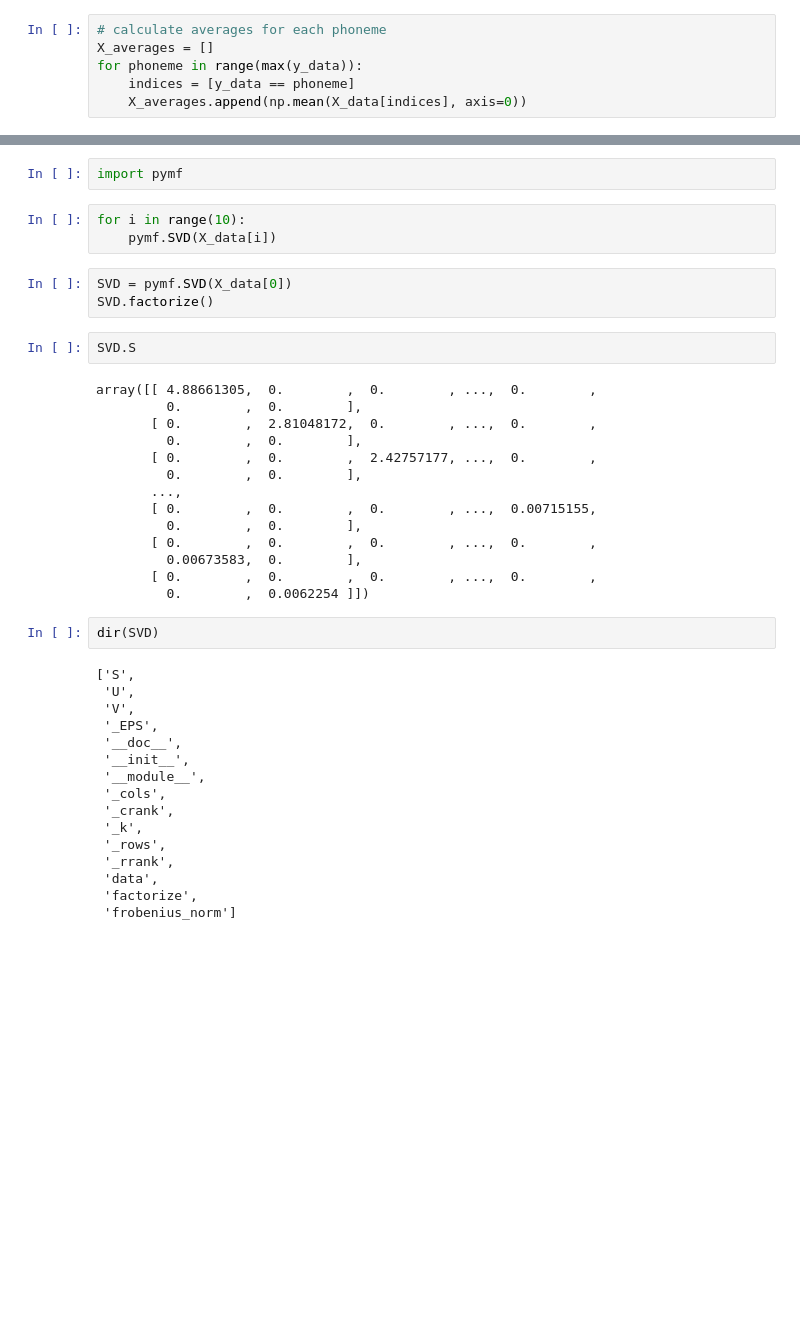
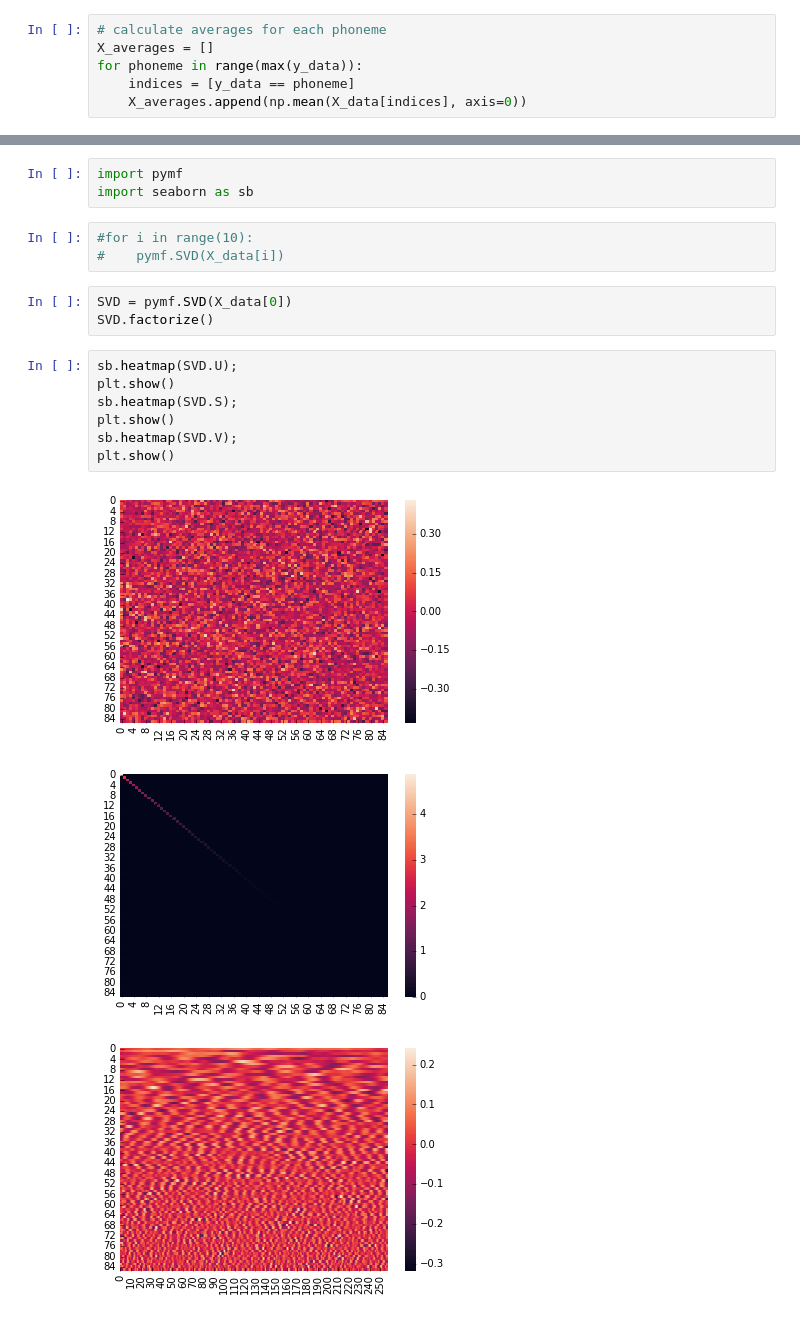
Before and after one commit to BucketOfFish/ECoGAnalysis, a Jupyter notebook: ECoGNeuralNet/(2017-08-01) Correlation, SVD, CUR.ipynb, the cells around one changed output, grey strips where cells are left out. Saved outputs shown, nothing was run; the diff lists cells and outputs as text; blank space fills up the shorter version.

```diff
--- a/ECoGNeuralNet/(2017-08-01) Correlation, SVD, CUR.ipynb
+++ b/ECoGNeuralNet/(2017-08-01) Correlation, SVD, CUR.ipynb
@@ -27,42 +31,20 @@ for phoneme in range(max(y_data)):
 # %%
 import pymf
+import seaborn as sb
 # %%
-for i in range(10):
-    pymf.SVD(X_data[i])
+#for i in range(10):
+#    pymf.SVD(X_data[i])
 # %%
 SVD = pymf.SVD(X_data[0])
 SVD.factorize()
-# %%
-SVD.S
-# %% [output]
-array([[ 4.88661305,  0.        ,  0.        , ...,  0.        ,
-         0.        ,  0.        ],
-       [ 0.        ,  2.81048172,  0.        , ...,  0.        ,
-         0.        ,  0.        ],
-       [ 0.        ,  0.        ,  2.42757177, ...,  0.        ,
-         0.        ,  0.        ],
-       ...,
-       [ 0.        ,  0.        ,  0.        , ...,  0.00715155,
-         0.        ,  0.        ],
-       [ 0.        ,  0.        ,  0.        , ...,  0.        ,
-         0.00673583,  0.        ],
-       [ 0.        ,  0.        ,  0.        , ...,  0.        ,
-         0.        ,  0.0062254 ]])
-# %%
-dir(SVD)
-# %% [output]
-['S',
- 'U',
- 'V',
- '_EPS',
- '__doc__',
- '__init__',
- '__module__',
- '_cols',
- '_crank',
- '_k',
- '_rows',
- '_rrank',
- 'data',
- 'factorize',
- 'frobenius_norm']
+# %%
+sb.heatmap(SVD.U);
+plt.show()
+sb.heatmap(SVD.S);
+plt.show()
+sb.heatmap(SVD.V);
+plt.show()
+# %% [output]
+[figure, added]
+[figure, added]
+[figure, added]
```
Also changed, not shown: parts of 6 cells of this notebook, 7 other files.
